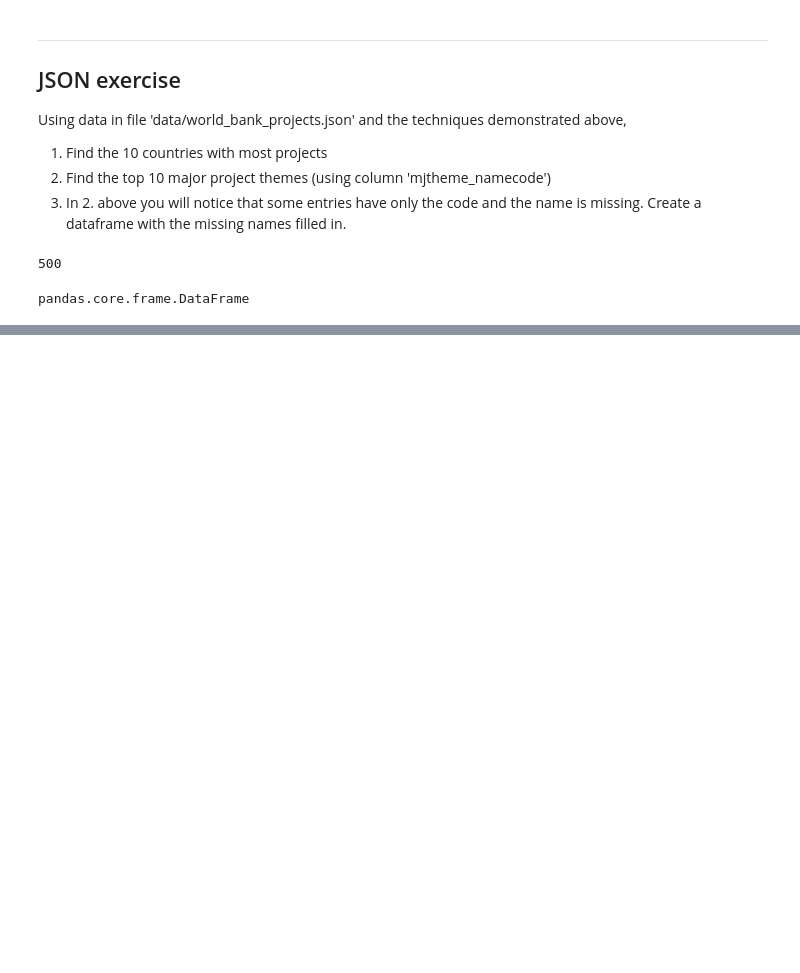
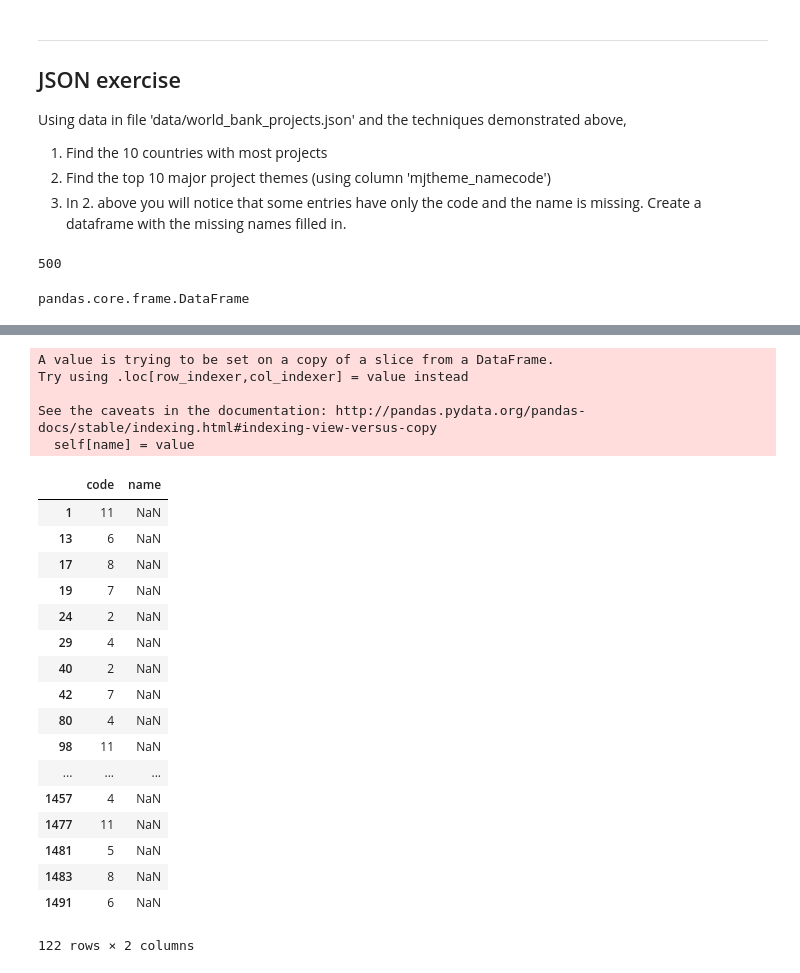
Before and after one commit to nashneo/Capstone, a Jupyter notebook: Json Data Exercise/data_wrangling_json/data_wrangling_json/sliderule_dsi_json_exercise.ipynb, the cells around one changed output, grey strips where cells are left out. Cells and saved outputs as stored; diff of their text form; code cells hidden in the pictures; blank space fills up the shorter version.

```diff
--- a/Json Data Exercise/data_wrangling_json/data_wrangling_json/sliderule_dsi_json_exercise.ipynb
+++ b/Json Data Exercise/data_wrangling_json/data_wrangling_json/sliderule_dsi_json_exercise.ipynb
@@ -153 +153,52 @@ Economic management                              759
 dtype: int64
+# %%
+with open('data/world_bank_projects.json') as data_file:
+    data3 = json.load(data_file)
+
+
+type(data3)
+df3 = pd.DataFrame(data = data3)
+projectNames = []
+
+for i in range(0,len(df['mjtheme_namecode'])):
+    for j in range(0,len(df['mjtheme_namecode'][i])):
+        projectNames.append(df['mjtheme_namecode'][i][j])
+
+dft3 = pd.DataFrame(data = projectNames)
+unique = dft3[dft3['name']!= '']
+unique = unique.drop_duplicates()
+# %%
+missing = dft3[dft3['name'] == '']
+
+
+for index,row in missing.iterrows():
+    missing.name = unique.name[unique.code==row.code]
+#missing
+#unique.name[unique.code=='3']
+# %% [output]
+A value is trying to be set on a copy of a slice from a DataFrame.
+Try using .loc[row_indexer,col_indexer] = value instead
+
+See the caveats in the documentation: http://pandas.pydata.org/pandas-docs/stable/indexing.html#indexing-view-versus-copy
+  self[name] = value
+# %%
+missing
+# %% [output]
+|  | code | name |
+| 1 | 11 | NaN |
+| 13 | 6 | NaN |
+| 17 | 8 | NaN |
+| 19 | 7 | NaN |
+| 24 | 2 | NaN |
+| 29 | 4 | NaN |
+| 40 | 2 | NaN |
+| 42 | 7 | NaN |
+| 80 | 4 | NaN |
+| 98 | 11 | NaN |
+| ... | ... | ... |
+| 1457 | 4 | NaN |
+| 1477 | 11 | NaN |
+| 1481 | 5 | NaN |
+| 1483 | 8 | NaN |
+| 1491 | 6 | NaN |
+122 rows × 2 columns
```
Also changed, not shown: parts of 1 cell of this notebook.
